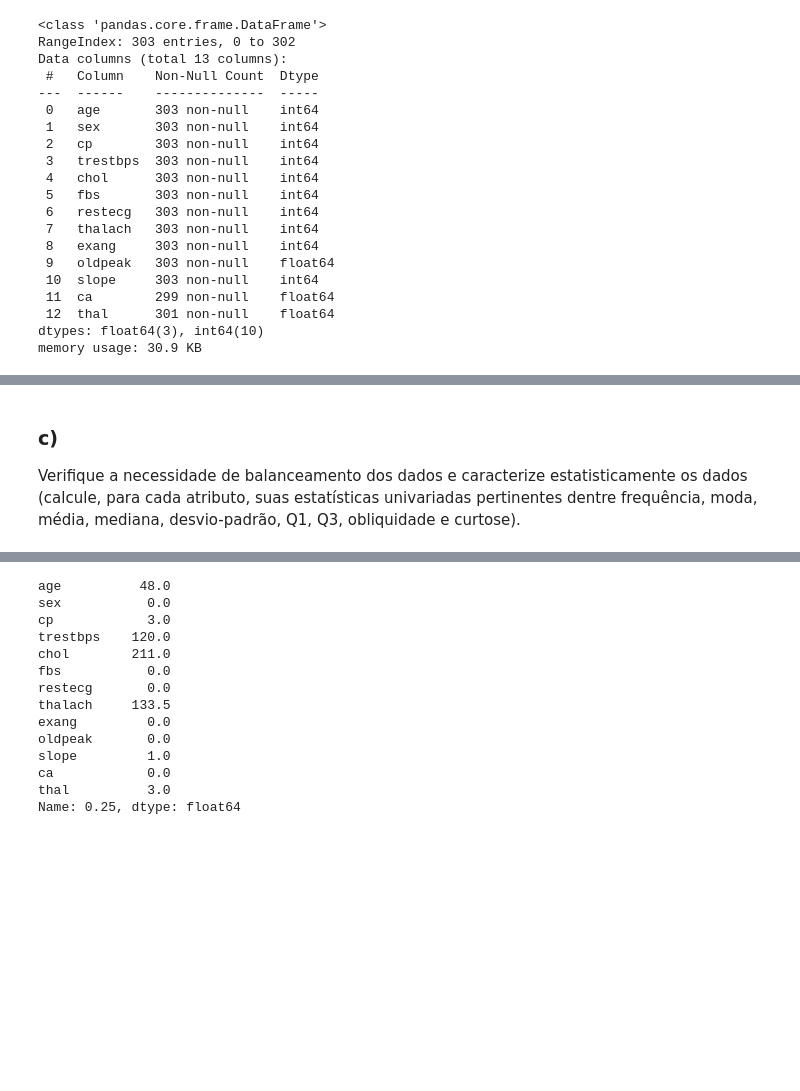
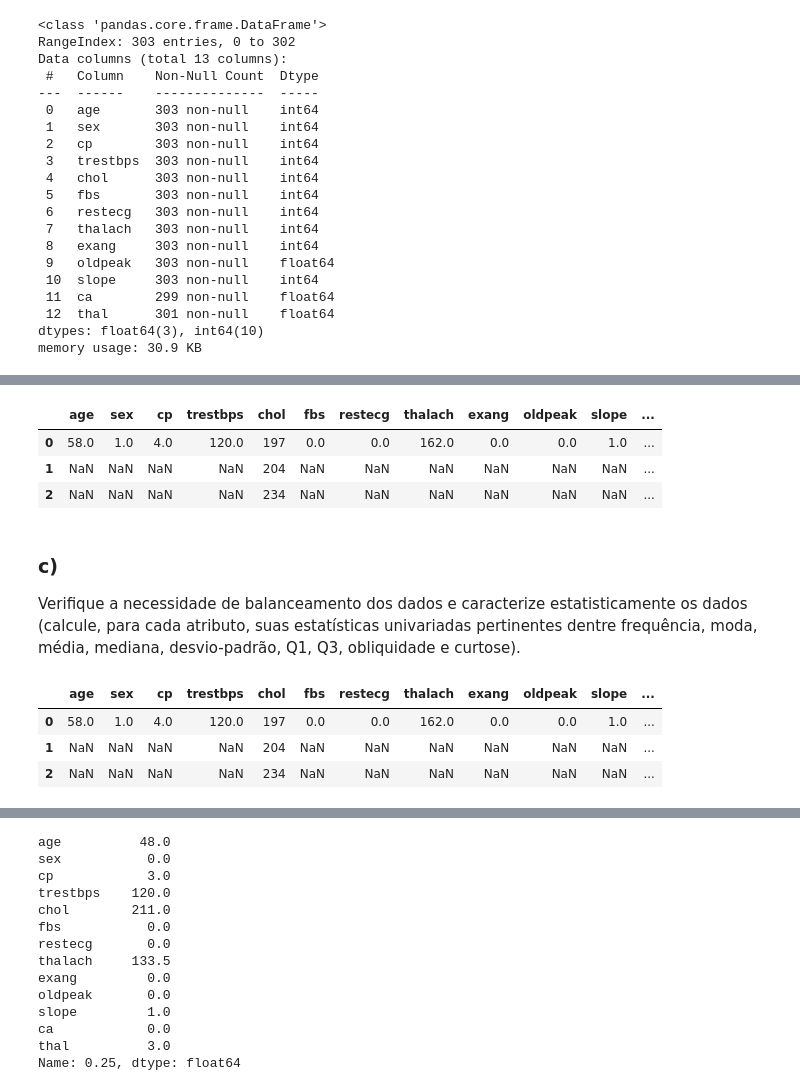
Before and after one commit to IvonLuiz/intro_aprendizado_de_maquina, a Jupyter notebook: heart_disease.ipynb, the cells around one changed output, grey strips where cells are left out. Saved outputs shown, nothing was run; the diff lists cells and outputs as text; code cells hidden in the pictures; blank space fills up the shorter version.

```diff
--- a/heart_disease.ipynb
+++ b/heart_disease.ipynb
@@ -153,0 +255,7 @@ memory usage: 30.9 KB
+# %%
+X.mode()
+# %% [output]
+|  | age | sex | cp | trestbps | chol | fbs | restecg | thalach | exang | oldpeak | slope | ... |
+| 0 | 58.0 | 1.0 | 4.0 | 120.0 | 197 | 0.0 | 0.0 | 162.0 | 0.0 | 0.0 | 1.0 | ... |
+| 1 | NaN | NaN | NaN | NaN | 204 | NaN | NaN | NaN | NaN | NaN | NaN | ... |
+| 2 | NaN | NaN | NaN | NaN | 234 | NaN | NaN | NaN | NaN | NaN | NaN | ... |
@@ -157,5 +267,11 @@ memory usage: 30.9 KB
 Verifique a necessidade de balanceamento dos dados e caracterize estatisticamente os dados (calcule, para cada atributo, suas estatísticas univariadas pertinentes dentre frequência, moda, média, mediana, desvio-padrão, Q1, Q3, obliquidade e curtose).
 # %%
 mode = X.mode()
+mode
+# %% [output]
+|  | age | sex | cp | trestbps | chol | fbs | restecg | thalach | exang | oldpeak | slope | ... |
+| 0 | 58.0 | 1.0 | 4.0 | 120.0 | 197 | 0.0 | 0.0 | 162.0 | 0.0 | 0.0 | 1.0 | ... |
+| 1 | NaN | NaN | NaN | NaN | 204 | NaN | NaN | NaN | NaN | NaN | NaN | ... |
+| 2 | NaN | NaN | NaN | NaN | 234 | NaN | NaN | NaN | NaN | NaN | NaN | ... |
 # %%
 mean = X.mean()
```
Also changed, not shown: parts of 22 cells of this notebook.
